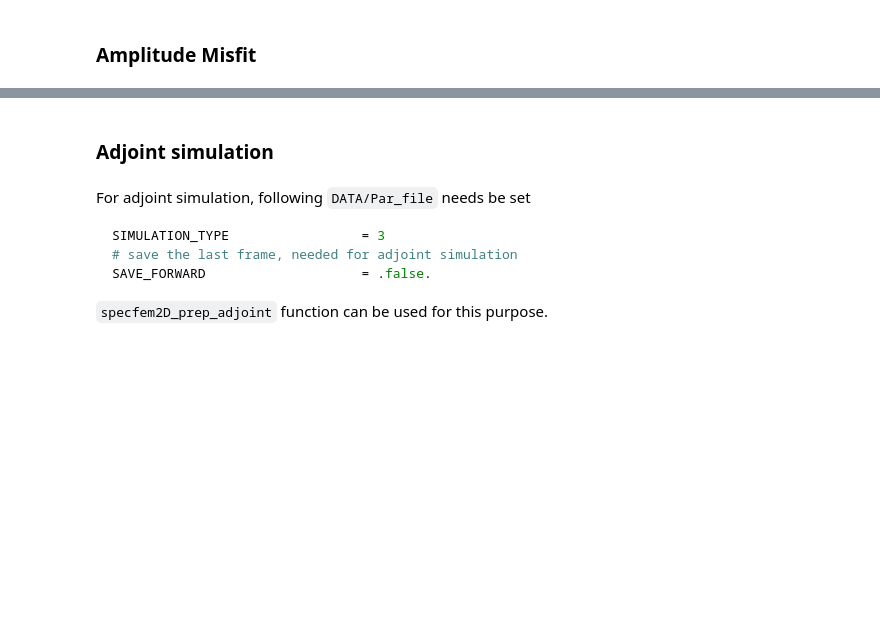
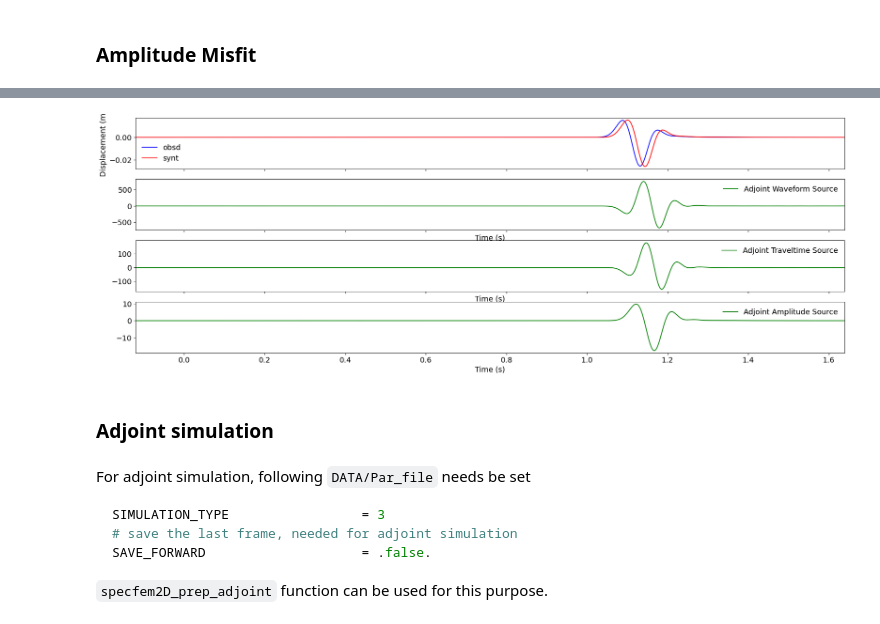
Before and after one commit to dizzyinez/FWI_updated, a Jupyter notebook: JupyterNotebooks/D_Specfem2D_Kernel.ipynb, the cells around one changed output, grey strips where cells are left out. Drawn from its saved outputs; the diff is of its cells as text; code cells hidden in the pictures; blank space fills up the shorter version.

```diff
--- a/JupyterNotebooks/D_Specfem2D_Kernel.ipynb
+++ b/JupyterNotebooks/D_Specfem2D_Kernel.ipynb
@@ -243,14 +259,14 @@ where $s(t)$ is the synthetic, $d(t)$ is the observed seismograms.
 # Misfit
 misfit = simpson((obsd.data-synt.data)**2, dx=obsd.stats.delta)
 print(f"Misfit: {misfit:.6f}")
-norm = simpson(obsd.data**2,dx=obsd.stats.delta)
+norm_w = simpson(obsd.data**2,dx=obsd.stats.delta)
 
 # Adjoint Source
-adj = synt.copy()
-adj.data = (synt.data - obsd.data)/norm
+adj_w = synt.copy()
+adj_w.data = (synt.data - obsd.data)/norm_w
 
 
 # Process
-adj.detrend("simple")
-adj.taper(0.05)
-adj.filter("bandpass", freqmin=0.01, freqmax=20)
+adj_w.detrend("simple")
+adj_w.taper(0.05)
+adj_w.filter("bandpass", freqmin=0.01, freqmax=20)
@@ -285,31 +308,33 @@ adj_a.filter("bandpass", freqmin=0.01, freqmax=20)
 # %%
 fig, axes = plt.subplots(nrows=4, sharex=True, figsize=(24, 8))
 axes[0].plot(obsd.times()+obsd.stats.b, obsd.data, "b", label="obsd")
 axes[0].plot(synt.times()+synt.stats.b, synt.data, "r", label="synt")
 axes[0].set_xlim(obsd.stats.b, obsd.times()[-1]+obsd.stats.b)
 axes[0].legend()
 axes[0].legend(frameon=False)
 axes[0].set_ylabel("Displacement (m)");
 
-axes[1].plot(adj.times()+adj.stats.b, adj.data, "g", label="Adjoint Waveform Source")
+axes[1].plot(adj_w.times()+adj_w.stats.b, adj_w.data, "g", label="Adjoint Waveform Source")
 axes[1].legend()
 axes[1].legend(frameon=False)
 axes[1].set_xlabel("Time (s)");
 ax.tick_params(axis='both',which='major',labelsize=14)
 matplotlib.rcParams.update({'font.size': 14})
 
-axes[2].plot(adj.times()+adj.stats.b, adj_t.data, "g", label="Adjoint Traveltime Source")
+axes[2].plot(adj_t.times()+adj_t.stats.b, adj_t.data, "g", label="Adjoint Traveltime Source")
 axes[2].legend()
 axes[2].legend(frameon=False)
 axes[2].set_xlabel("Time (s)");
 ax.tick_params(axis='both',which='major',labelsize=14)
 matplotlib.rcParams.update({'font.size': 14})
 
-axes[3].plot(adj.times()+adj.stats.b, adj_a.data, "g", label="Adjoint Amplitude Source")
+axes[3].plot(adj_a.times()+adj_a.stats.b, adj_a.data, "g", label="Adjoint Amplitude Source")
 axes[3].legend()
 axes[3].legend(frameon=False)
 axes[3].set_xlabel("Time (s)");
 ax.tick_params(axis='both',which='major',labelsize=14)
 matplotlib.rcParams.update({'font.size': 14})
+# %% [output]
+[figure, added]
 # %% [markdown]
 ### Adjoint simulation
```
Also changed, not shown: parts of 19 cells of this notebook, 5 other files.
